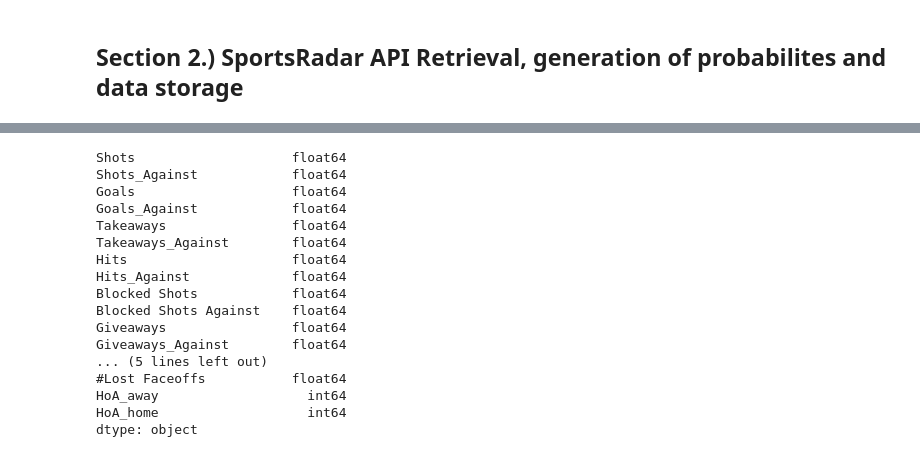
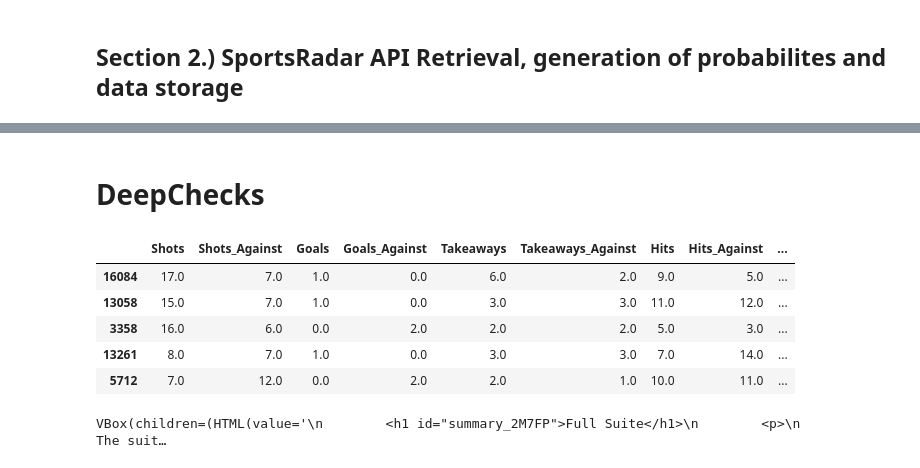
Before and after one commit to McGill-MMA-EnterpriseAnalytics/NHL-Game-II, a Jupyter notebook: modeling/Final_Model_Merged.ipynb, the cells around one changed output, grey strips where cells are left out. Saved outputs shown, nothing was run; the diff lists cells and outputs as text; code cells hidden in the pictures.

Commit message:
DeepChecks

```diff
--- a/modeling/Final_Model_Merged.ipynb
+++ b/modeling/Final_Model_Merged.ipynb
@@ -511,20 +456,0 @@ class TestModel(unittest.TestCase):
-# %%
-df.dtypes
-# %% [output]
-Shots                    float64
-Shots_Against            float64
-Goals                    float64
-Goals_Against            float64
-Takeaways                float64
-Takeaways_Against        float64
-Hits                     float64
-Hits_Against             float64
-Blocked Shots            float64
-Blocked Shots Against    float64
-Giveaways                float64
-Giveaways_Against        float64
-... (5 lines left out)
-#Lost Faceoffs           float64
-HoA_away                   int64
-HoA_home                   int64
-dtype: object
@@ -558,0 +457,11 @@ for f in range(cd.n_features):
+# %% [markdown]
+# DeepChecks
+# %%
+X_train.head()
+# %% [output]
+|  | Shots | Shots_Against | Goals | Goals_Against | Takeaways | Takeaways_Against | Hits | Hits_Against | ... |
+| 16084 | 17.0 | 7.0 | 1.0 | 0.0 | 6.0 | 2.0 | 9.0 | 5.0 | ... |
+| 13058 | 15.0 | 7.0 | 1.0 | 0.0 | 3.0 | 3.0 | 11.0 | 12.0 | ... |
+| 3358 | 16.0 | 6.0 | 0.0 | 2.0 | 2.0 | 2.0 | 5.0 | 3.0 | ... |
+| 13261 | 8.0 | 7.0 | 1.0 | 0.0 | 3.0 | 3.0 | 7.0 | 14.0 | ... |
+| 5712 | 7.0 | 12.0 | 0.0 | 2.0 | 2.0 | 1.0 | 10.0 | 11.0 | ... |
@@ -558,0 +478,4 @@ for f in range(cd.n_features):
+# %%
+suite.run(train_dataset=ds_train, test_dataset=ds_test, model=final_model)
+# %% [output]
+VBox(children=(HTML(value='\n        <h1 id="summary_2M7FP">Full Suite</h1>\n        <p>\n            The suit…
```
Also changed, not shown: parts of 16 cells of this notebook, 1 other file.
